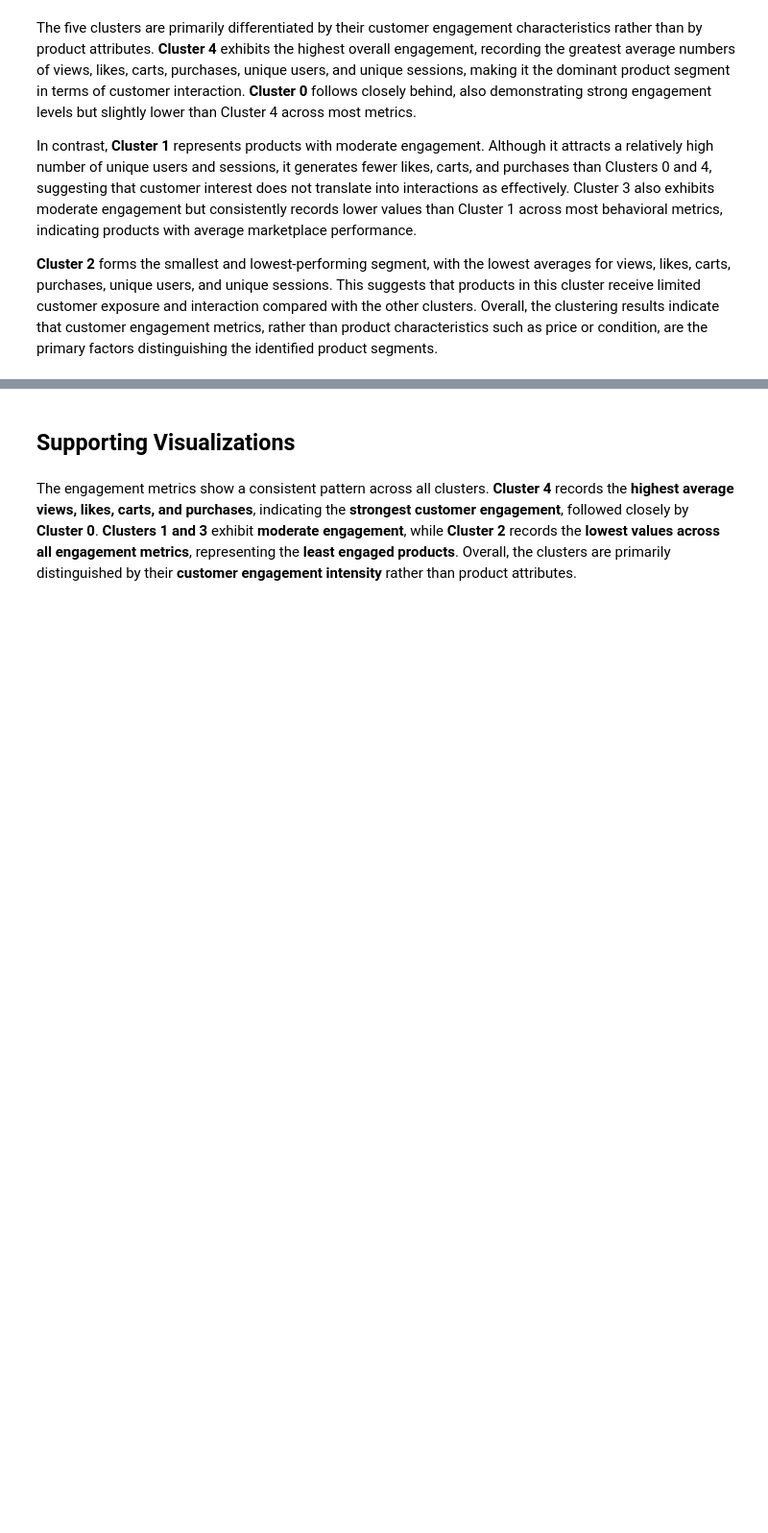
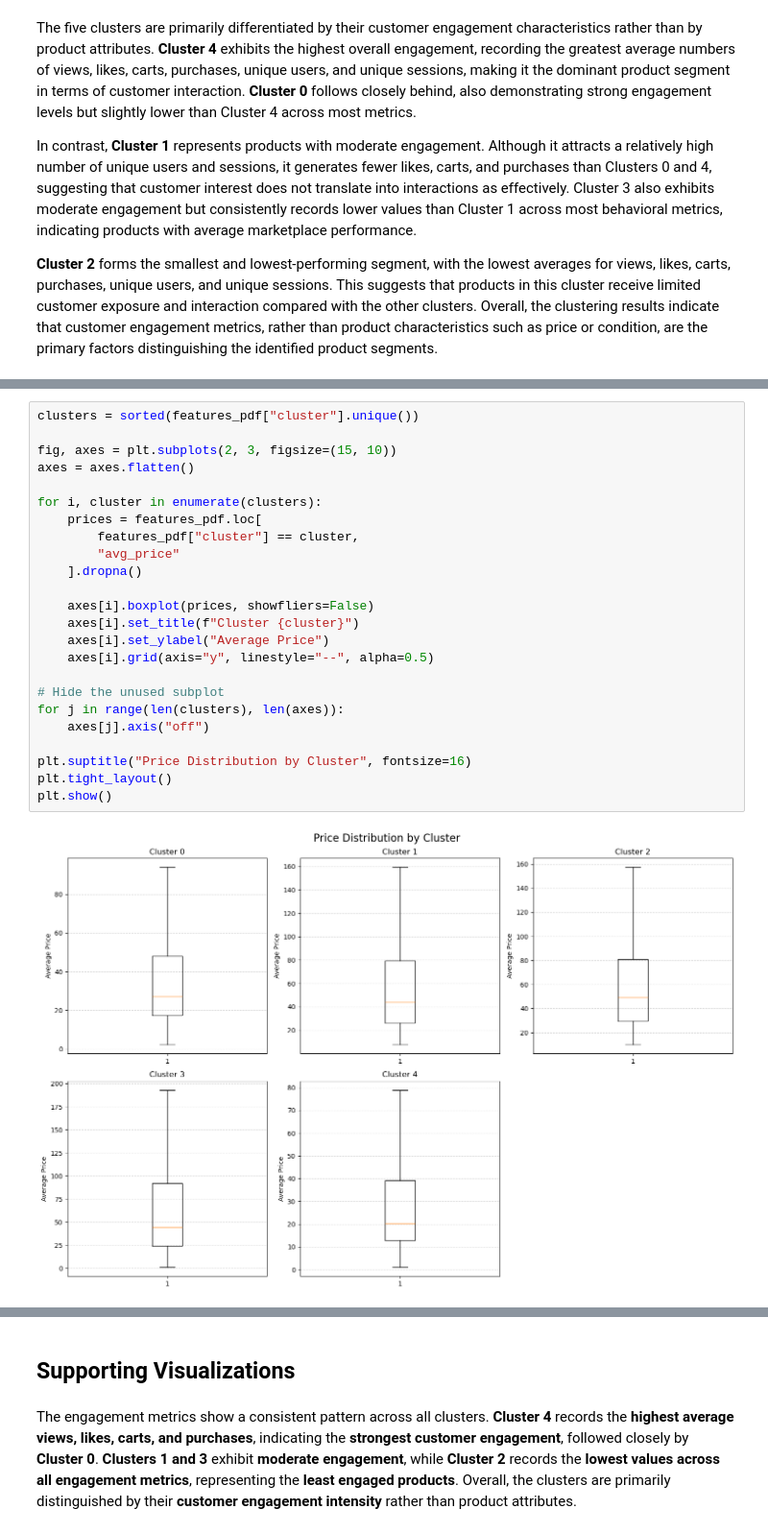
Before and after one commit to ImmanUmali/DAT204M-Project-Y3T3, a Jupyter notebook: Python Notebooks/BIRCH (Feature Engineered - Full Data).ipynb, the cells around one changed output, grey strips where cells are left out. Shown at 96% size. Drawn from its saved outputs; the diff is of its cells as text; blank space fills up the shorter version.

```diff
--- a/Python Notebooks/BIRCH (Feature Engineered - Full Data).ipynb
+++ b/Python Notebooks/BIRCH (Feature Engineered - Full Data).ipynb
@@ -539,0 +644,26 @@ In contrast, **Cluster 1** represents products with moderate engagement. Althoug
+# %%
+clusters = sorted(features_pdf["cluster"].unique())
+
+fig, axes = plt.subplots(2, 3, figsize=(15, 10))
+axes = axes.flatten()
+
+for i, cluster in enumerate(clusters):
+    prices = features_pdf.loc[
+        features_pdf["cluster"] == cluster,
+        "avg_price"
+    ].dropna()
+
+    axes[i].boxplot(prices, showfliers=False)
+    axes[i].set_title(f"Cluster {cluster}")
+    axes[i].set_ylabel("Average Price")
+    axes[i].grid(axis="y", linestyle="--", alpha=0.5)
+
+# Hide the unused subplot
+for j in range(len(clusters), len(axes)):
+    axes[j].axis("off")
+
+plt.suptitle("Price Distribution by Cluster", fontsize=16)
+plt.tight_layout()
+plt.show()
+# %% [output]
+[figure, added]
```
Also changed, not shown: parts of 17 cells of this notebook, 8 other files.
